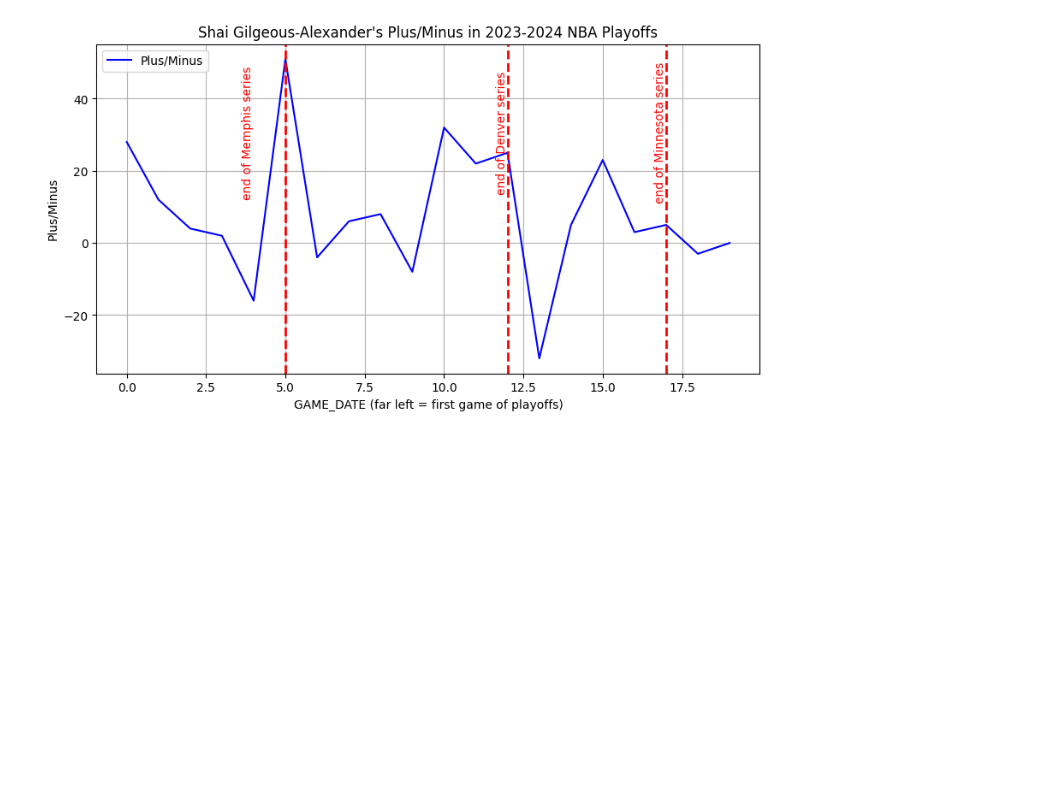
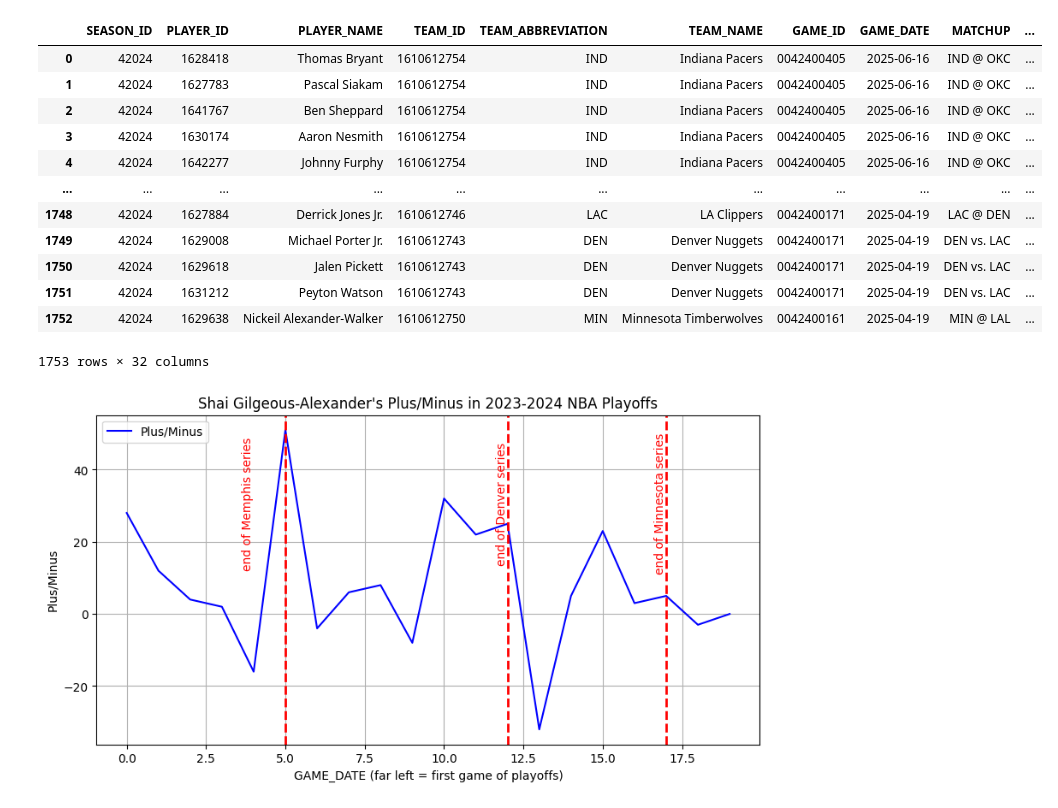
Before and after one commit to ozboz11/proje1, a Jupyter notebook: pyballl1.ipynb, the cells around one changed output. Drawn from its saved outputs; the diff is of its cells as text; code cells hidden in the pictures; blank space fills up the shorter version.

Commit message:
game-by-game

```diff
--- a/pyballl1.ipynb
+++ b/pyballl1.ipynb
@@ -26,6 +34,21 @@ import matplotlib.pyplot as plt
 season_df = pd.DataFrame(franchises.data["LeagueGameLog"])
 # %%
 season_df['GAME_DATE'] = pd.to_datetime(season_df['GAME_DATE'])
+season_df
+# %% [output]
+|  | SEASON_ID | PLAYER_ID | PLAYER_NAME | TEAM_ID | TEAM_ABBREVIATION | TEAM_NAME | GAME_ID | GAME_DATE | MATCHUP | ... |
+| 0 | 42024 | 1628418 | Thomas Bryant | 1610612754 | IND | Indiana Pacers | 0042400405 | 2025-06-16 | IND @ OKC | ... |
+| 1 | 42024 | 1627783 | Pascal Siakam | 1610612754 | IND | Indiana Pacers | 0042400405 | 2025-06-16 | IND @ OKC | ... |
+| 2 | 42024 | 1641767 | Ben Sheppard | 1610612754 | IND | Indiana Pacers | 0042400405 | 2025-06-16 | IND @ OKC | ... |
+| 3 | 42024 | 1630174 | Aaron Nesmith | 1610612754 | IND | Indiana Pacers | 0042400405 | 2025-06-16 | IND @ OKC | ... |
+| 4 | 42024 | 1642277 | Johnny Furphy | 1610612754 | IND | Indiana Pacers | 0042400405 | 2025-06-16 | IND @ OKC | ... |
+| ... | ... | ... | ... | ... | ... | ... | ... | ... | ... | ... |
+| 1748 | 42024 | 1627884 | Derrick Jones Jr. | 1610612746 | LAC | LA Clippers | 0042400171 | 2025-04-19 | LAC @ DEN | ... |
+| 1749 | 42024 | 1629008 | Michael Porter Jr. | 1610612743 | DEN | Denver Nuggets | 0042400171 | 2025-04-19 | DEN vs. LAC | ... |
+| 1750 | 42024 | 1629618 | Jalen Pickett | 1610612743 | DEN | Denver Nuggets | 0042400171 | 2025-04-19 | DEN vs. LAC | ... |
+| 1751 | 42024 | 1631212 | Peyton Watson | 1610612743 | DEN | Denver Nuggets | 0042400171 | 2025-04-19 | DEN vs. LAC | ... |
+| 1752 | 42024 | 1629638 | Nickeil Alexander-Walker | 1610612750 | MIN | Minnesota Timberwolves | 0042400161 | 2025-04-19 | MIN @ LAL | ... |
+1753 rows × 32 columns
 # %%
 import matplotlib.pyplot as plt
 
```
Also changed, not shown: parts of 16 cells of this notebook, 1 other file.
